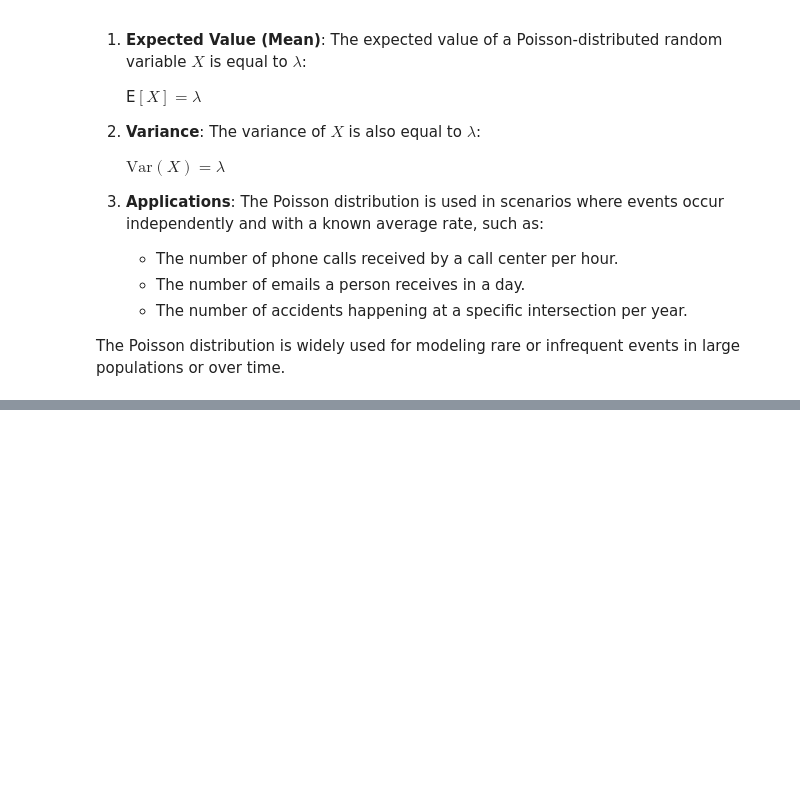
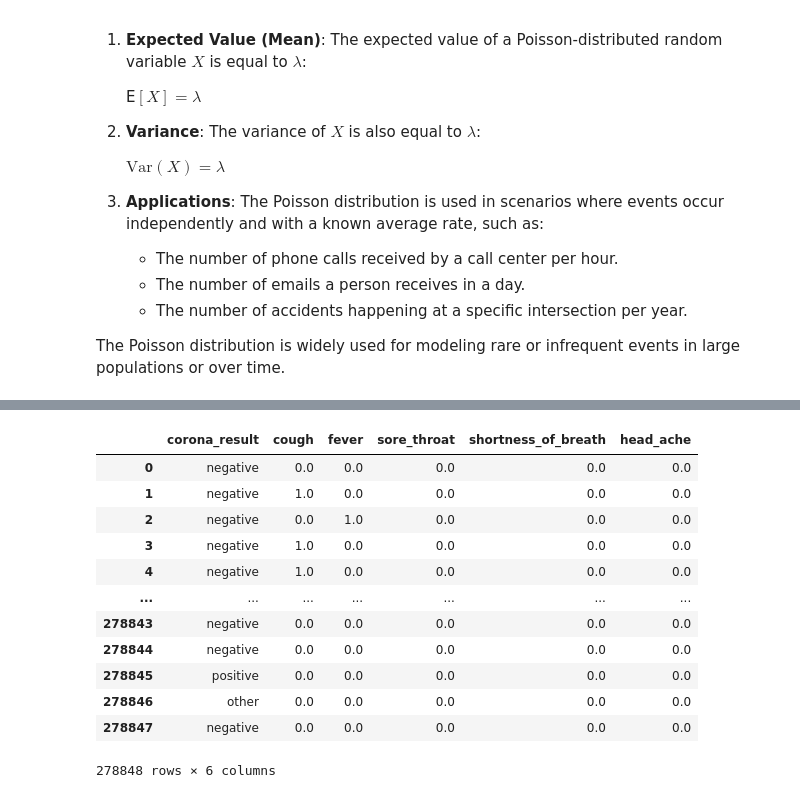
Before and after one commit to dave1b/TSM_BayMachLe, a Jupyter notebook: 01_week/Exercise_week_01.ipynb, the cells around one changed output, grey strips where cells are left out. Cells and saved outputs as stored; diff of their text form; code cells hidden in the pictures; blank space fills up the shorter version.

```diff
--- a/01_week/Exercise_week_01.ipynb
+++ b/01_week/Exercise_week_01.ipynb
@@ -115,0 +260,17 @@ The Poisson distribution is widely used for modeling rare or infrequent events i
+# %%
+data = covid_csv[['corona_result','cough', 'fever', 'sore_throat', 'shortness_of_breath', 'head_ache']]
+data
+# %% [output]
+|  | corona_result | cough | fever | sore_throat | shortness_of_breath | head_ache |
+| 0 | negative | 0.0 | 0.0 | 0.0 | 0.0 | 0.0 |
+| 1 | negative | 1.0 | 0.0 | 0.0 | 0.0 | 0.0 |
+| 2 | negative | 0.0 | 1.0 | 0.0 | 0.0 | 0.0 |
+| 3 | negative | 1.0 | 0.0 | 0.0 | 0.0 | 0.0 |
+| 4 | negative | 1.0 | 0.0 | 0.0 | 0.0 | 0.0 |
+| ... | ... | ... | ... | ... | ... | ... |
+| 278843 | negative | 0.0 | 0.0 | 0.0 | 0.0 | 0.0 |
+| 278844 | negative | 0.0 | 0.0 | 0.0 | 0.0 | 0.0 |
+| 278845 | positive | 0.0 | 0.0 | 0.0 | 0.0 | 0.0 |
+| 278846 | other | 0.0 | 0.0 | 0.0 | 0.0 | 0.0 |
+| 278847 | negative | 0.0 | 0.0 | 0.0 | 0.0 | 0.0 |
+278848 rows × 6 columns
```
Also changed, not shown: parts of 23 cells of this notebook, 1 other file.
